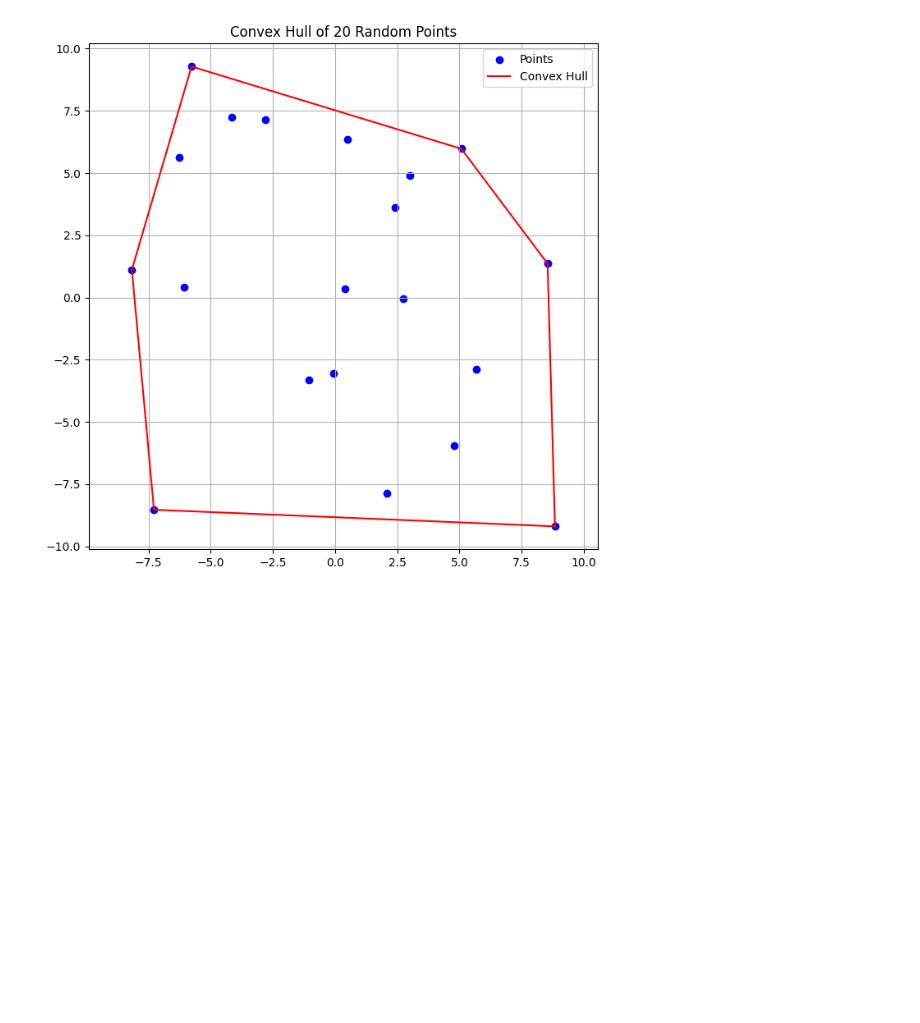
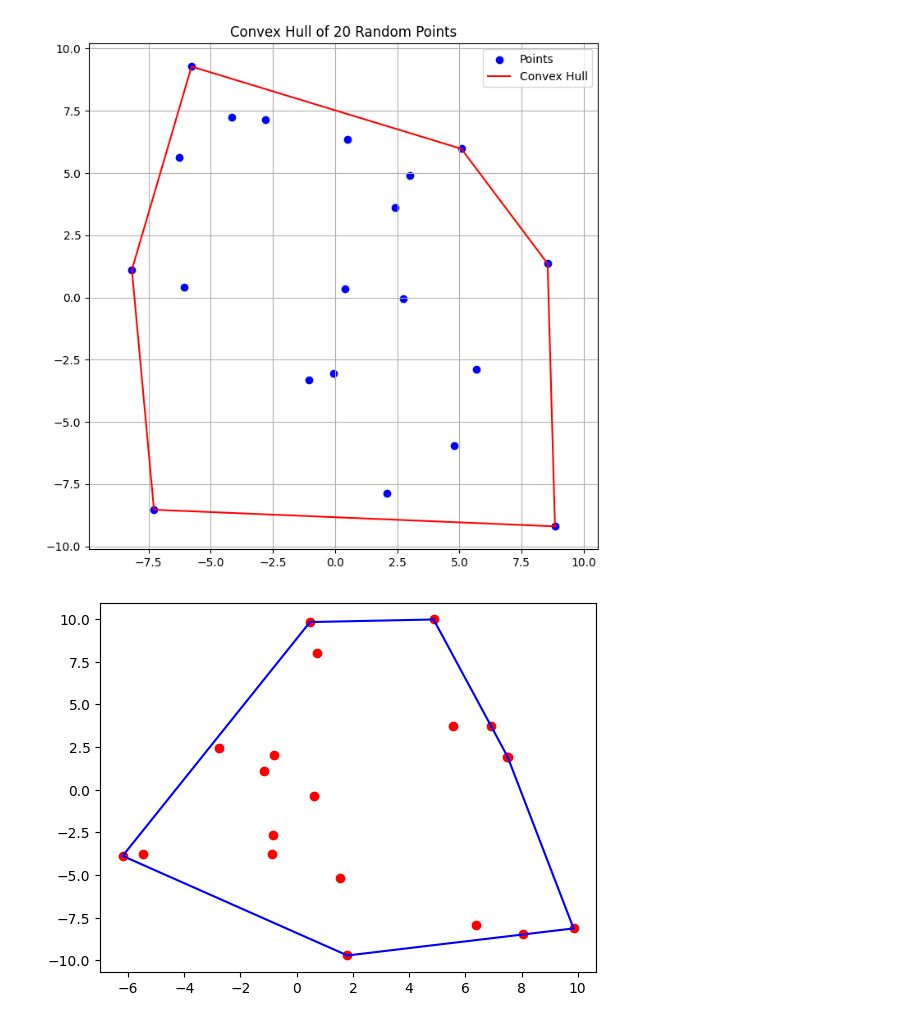
Before and after one commit to namgisung/convex-hull, a Jupyter notebook: convex hull.ipynb, the cells around one changed output. Saved outputs shown, nothing was run; the diff lists cells and outputs as text; code cells hidden in the pictures; blank space fills up the shorter version.

```diff
--- a/convex hull.ipynb
+++ b/convex hull.ipynb
@@ -52,10 +52,8 @@ plt.show()
 # %% [output]
 [figure]
 # %%
-# jarvis march
 import random
 import matplotlib.pyplot as plt
-
 
 class Point:
     def __init__(self, x, y):
@@ -73,10 +71,9 @@ class Point:
     def __repr__(self):
         return f"Point({self.x}, {self.y})"
 
-
+# Generate random points
 num_points = 20
 points = [Point(random.uniform(-10, 10), random.uniform(-10, 10)) for _ in range(num_points)]
-
 
 def jarvis_march(points):
     def leftmost_point(points):
@@ -85,36 +82,37 @@ def jarvis_march(points):
             if p.x < min_point.x or (p.x == min_point.x and p.y < min_point.y):
                 min_point = p
         return min_point
 
-    def cross(p, q, r):
-        return (q.x - p.x) * (r.y - q.y) - (q.x - p.x) * (r.y - q.y)
+    def cross(o, a, b):
+        return (a.x - o.x) * (b.y - o.y) - (a.y - o.y) * (b.x - o.x)
 
     hull = []
     start = leftmost_point(points)
     point = start
 
     while True:
         hull.append(point)
         next_point = points[0]
-        for q in points[1:]:
-            if next_point == point or cross(point, next_point, q) > 0:
+        for q in points:
+            if next_point == point or cross(point, next_point, q) < 0:
                 next_point = q
         point = next_point
         if point == start:
             break
 
     return hull
-
 
 def plot_hull(points, hull):
     plt.figure()
     plt.plot([p.x for p in points], [p.y for p in points], 'ro')
     for i in range(len(hull)):
         p1 = hull[i]
         p2 = hull[(i + 1) % len(hull)]
         plt.plot([p1.x, p2.x], [p1.y, p2.y], 'b-')
     plt.show()
 
-
+# Compute convex hull and plot
 convex_hull = jarvis_march(points)
 plot_hull(points, convex_hull)
+# %% [output]
+[figure, added]
```
